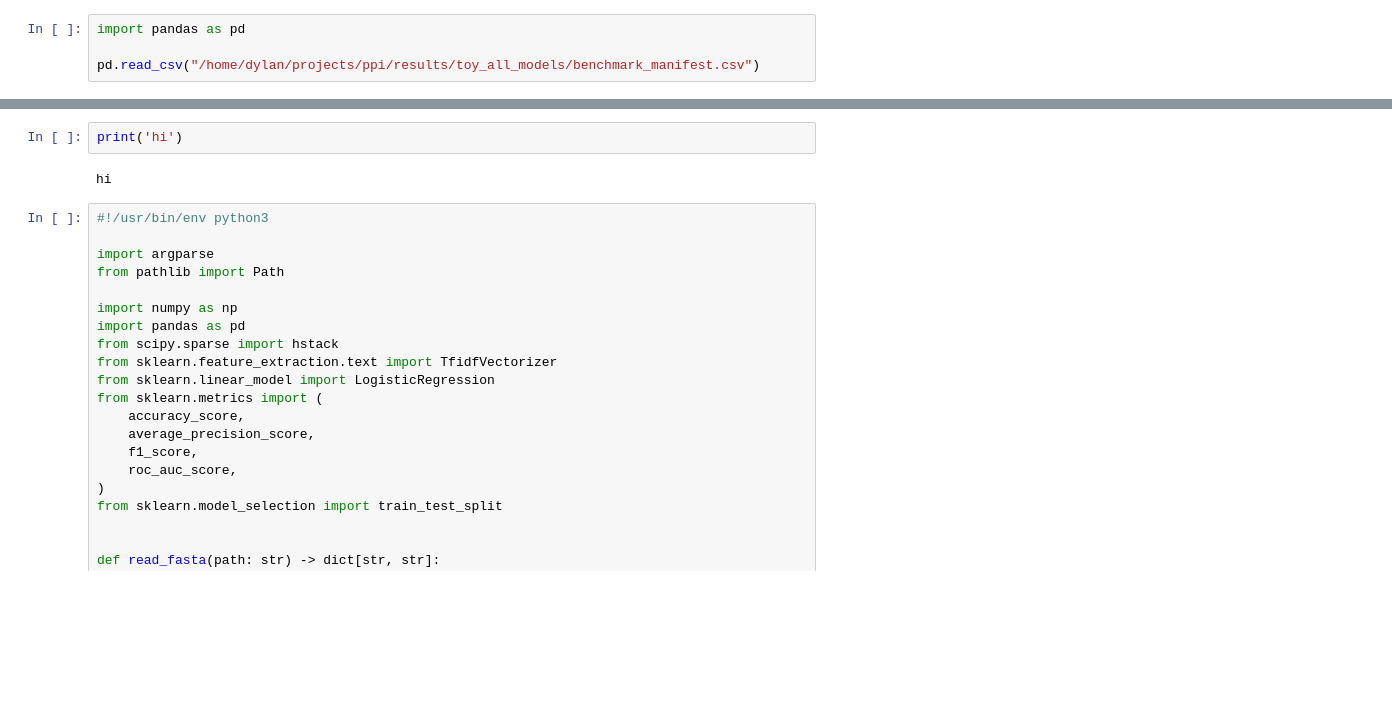
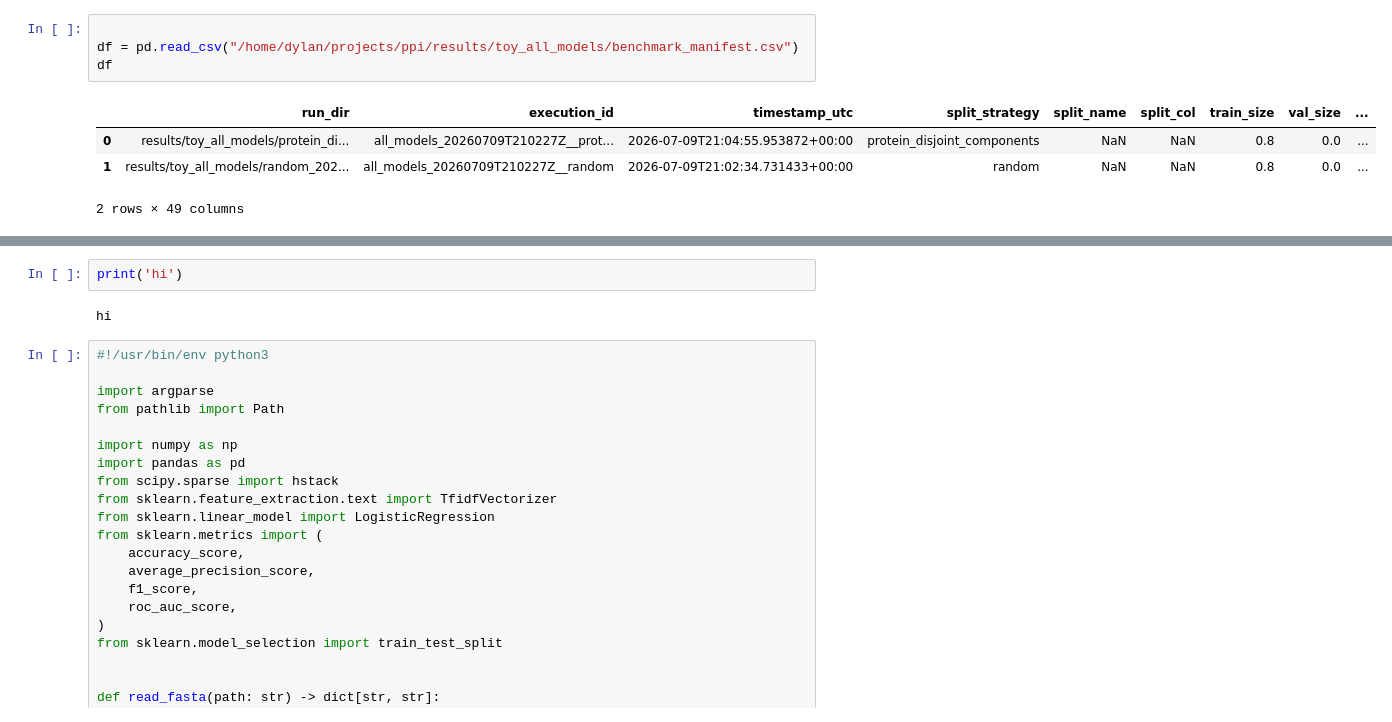
Before and after one commit to DylanSteinecke/ppi-leakage-eval, a Jupyter notebook: scratch.ipynb, the cells around one changed output, grey strips where cells are left out. Cells and saved outputs as stored; diff of their text form; blank space fills up the shorter version.

```diff
--- a/scratch.ipynb
+++ b/scratch.ipynb
@@ -1,6 +86,11 @@
 # %%
-import pandas as pd
 
-pd.read_csv("/home/dylan/projects/ppi/results/toy_all_models/benchmark_manifest.csv")
+df = pd.read_csv("/home/dylan/projects/ppi/results/toy_all_models/benchmark_manifest.csv")
+df
+# %% [output]
+|  | run_dir | execution_id | timestamp_utc | split_strategy | split_name | split_col | train_size | val_size | ... |
+| 0 | results/toy_all_models/protein_di... | all_models_20260709T210227Z__prot... | 2026-07-09T21:04:55.953872+00:00 | protein_disjoint_components | NaN | NaN | 0.8 | 0.0 | ... |
+| 1 | results/toy_all_models/random_202... | all_models_20260709T210227Z__random | 2026-07-09T21:02:34.731433+00:00 | random | NaN | NaN | 0.8 | 0.0 | ... |
+2 rows × 49 columns
 # %%
 pd.read_csv("/home/dylan/projects/ppi/results/toy_all_models/benchmark_summary.csv")
```
Also changed, not shown: parts of 10 cells of this notebook, 17 other files.
